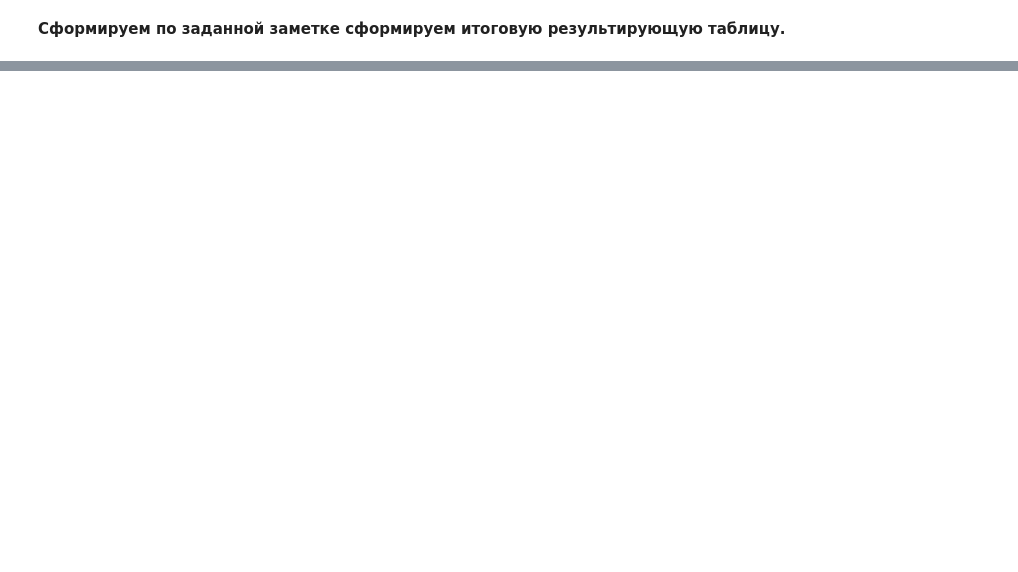
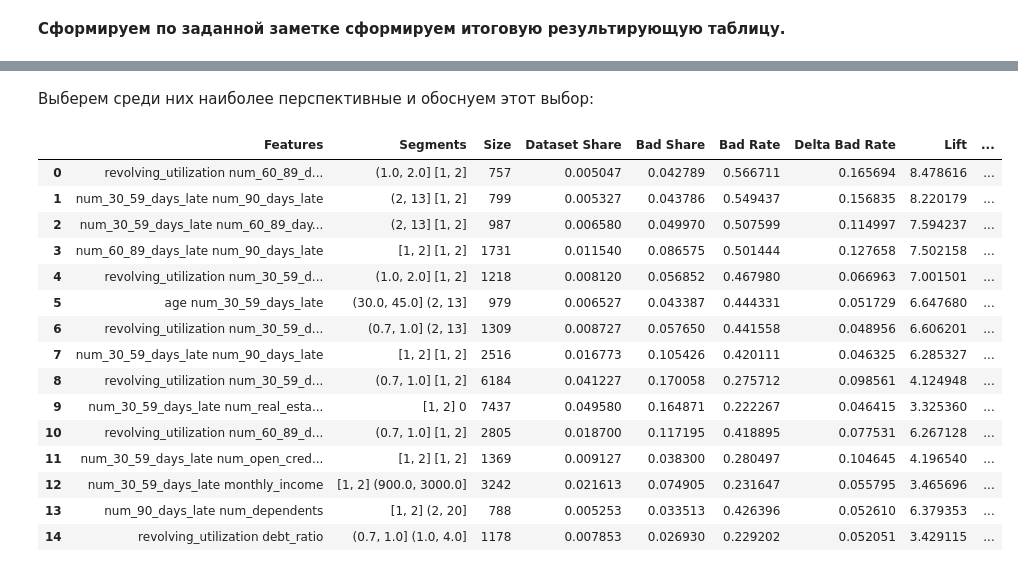
Before and after one commit to drema3-4/Credit-Risk-Analytics-and-Scoring, a Jupyter notebook: src/notebooks/02_risk_analysis.ipynb, the cells around one changed output, grey strips where cells are left out. Drawn from its saved outputs; the diff is of its cells as text; code cells hidden in the pictures; blank space fills up the shorter version.

Commit message:
feature-02_risk_analysis: выполнил pairwise segments analysis

```diff
--- a/src/notebooks/02_risk_analysis.ipynb
+++ b/src/notebooks/02_risk_analysis.ipynb
@@ -676,6 +925,7 @@ navigation["схема оценивая силы связи Cramer's V"] = "cram
 # Загрузка датасета
 # %%
 data = pd.read_csv("../data/interim/borrowers.csv")
+data["borrower_id"] = np.arange(1, data.shape[0] + 1)
 # %%
 navigation["переменная датасета"] = "data"
 # %% [markdown]
@@ -2029,0 +2621,63 @@ risk_factor_summary
+# %% [markdown]
+Выберем среди них наиболее перспективные и обоснуем этот выбор:
+# %%
+cross_segment_risk_analysis_summary = (
+    summary_table
+    .iloc[
+        [1, 2, 3, 4, 5, 6, 7, 9, 17, 18, 21, 22, 25, 26, 27],
+        [0, 1, 2, 5, 7, 8, 11, 12]
+    ]
+    .reset_index(drop=True)
+)
+# %%
+cross_segment_risk_analysis_summary["Explanations"] = [
+    "Очень высокий BR + огромное его повышение",
+    "Очень высокий BR + огромное его повышение",
+    "Очень высокий BR + огромное его повышение",
+    "Очень высокий BR + огромное его повышение + хороший объём",
+    "Очень высокий BR + неплохое его повышение",
+    "Очень высокий BR + неплохое его повышение",
+    "Очень высокий BR + неплохое его повышение",
+    "Очень высокий BR + неплохое его повышение + хороший объём",
+    "Очень большое повышение BR + очень значительный Bad Share",
+    "Высокий Bad Rate + очень значительный Bad Share",
+    "Очень высокий BR + очень большое повышение BR + хороший объём",
+    "Высокий Bad Rate + огромное его повышение",
+    "Высокий Bad Rate + значительное его повышение + хороший объём",
+    "Очень высокий BR + значительное его повышение",
+    "Высокий Bad Rate + значительное его повышение"
+]
+# %%
+(
+    cross_segment_risk_analysis_summary
+    .style
+    .set_properties(
+        **{
+            "text-align": "left",
+            "white-space": "pre-wrap"
+        }
+    )
+    .set_table_styles(
+        [{
+            "selector": "th.col_heading",
+            "props": [("text-align", "center")]
+        }]
+    )
+)
+# %% [output]
+|  | Features | Segments | Size | Dataset Share | Bad Share | Bad Rate | Delta Bad Rate | Lift | ... |
+| 0 | revolving_utilization num_60_89_d... | (1.0, 2.0] [1, 2] | 757 | 0.005047 | 0.042789 | 0.566711 | 0.165694 | 8.478616 | ... |
+| 1 | num_30_59_days_late num_90_days_late | (2, 13] [1, 2] | 799 | 0.005327 | 0.043786 | 0.549437 | 0.156835 | 8.220179 | ... |
+| 2 | num_30_59_days_late num_60_89_day... | (2, 13] [1, 2] | 987 | 0.006580 | 0.049970 | 0.507599 | 0.114997 | 7.594237 | ... |
+| 3 | num_60_89_days_late num_90_days_late | [1, 2] [1, 2] | 1731 | 0.011540 | 0.086575 | 0.501444 | 0.127658 | 7.502158 | ... |
+| 4 | revolving_utilization num_30_59_d... | (1.0, 2.0] [1, 2] | 1218 | 0.008120 | 0.056852 | 0.467980 | 0.066963 | 7.001501 | ... |
+| 5 | age num_30_59_days_late | (30.0, 45.0] (2, 13] | 979 | 0.006527 | 0.043387 | 0.444331 | 0.051729 | 6.647680 | ... |
+| 6 | revolving_utilization num_30_59_d... | (0.7, 1.0] (2, 13] | 1309 | 0.008727 | 0.057650 | 0.441558 | 0.048956 | 6.606201 | ... |
+| 7 | num_30_59_days_late num_90_days_late | [1, 2] [1, 2] | 2516 | 0.016773 | 0.105426 | 0.420111 | 0.046325 | 6.285327 | ... |
+| 8 | revolving_utilization num_30_59_d... | (0.7, 1.0] [1, 2] | 6184 | 0.041227 | 0.170058 | 0.275712 | 0.098561 | 4.124948 | ... |
+| 9 | num_30_59_days_late num_real_esta... | [1, 2] 0 | 7437 | 0.049580 | 0.164871 | 0.222267 | 0.046415 | 3.325360 | ... |
+| 10 | revolving_utilization num_60_89_d... | (0.7, 1.0] [1, 2] | 2805 | 0.018700 | 0.117195 | 0.418895 | 0.077531 | 6.267128 | ... |
+| 11 | num_30_59_days_late num_open_cred... | [1, 2] [1, 2] | 1369 | 0.009127 | 0.038300 | 0.280497 | 0.104645 | 4.196540 | ... |
+| 12 | num_30_59_days_late monthly_income | [1, 2] (900.0, 3000.0] | 3242 | 0.021613 | 0.074905 | 0.231647 | 0.055795 | 3.465696 | ... |
+| 13 | num_90_days_late num_dependents | [1, 2] (2, 20] | 788 | 0.005253 | 0.033513 | 0.426396 | 0.052610 | 6.379353 | ... |
+| 14 | revolving_utilization debt_ratio | (0.7, 1.0] (1.0, 4.0] | 1178 | 0.007853 | 0.026930 | 0.229202 | 0.052051 | 3.429115 | ... |
```
Also changed, not shown: parts of 42 cells of this notebook.
